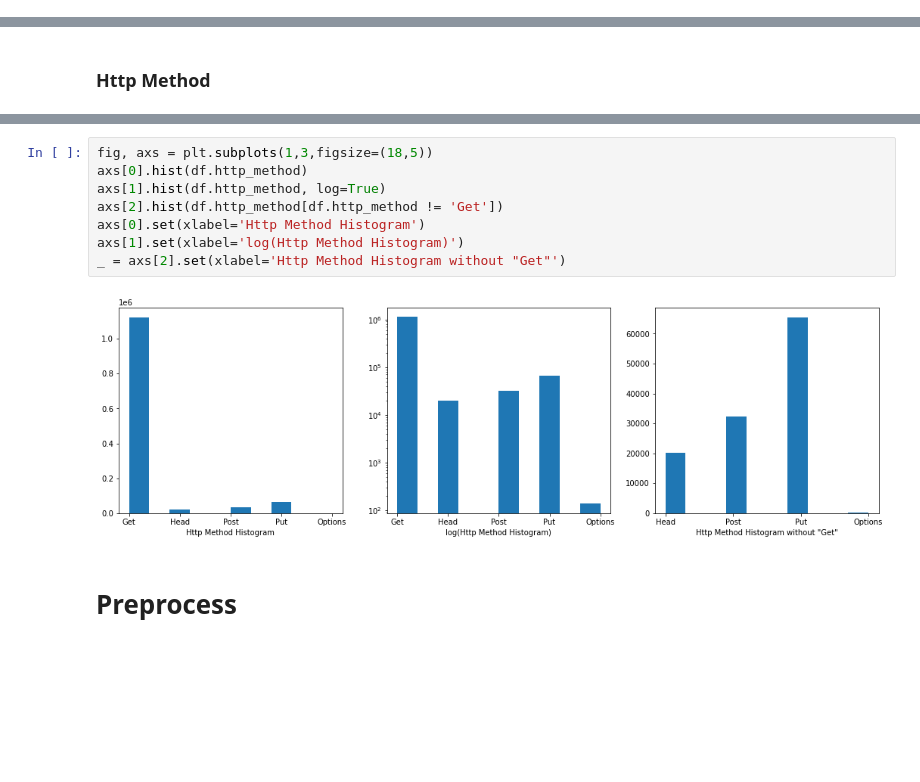
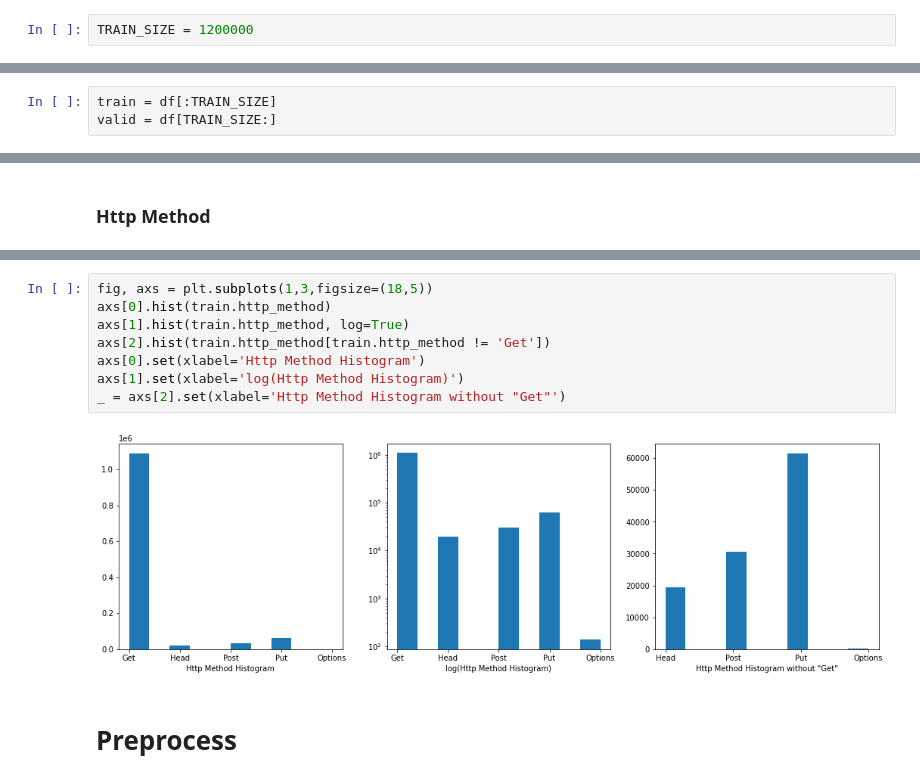
Before and after one commit to arman-aminian/network-anomaly-detection, a Jupyter notebook: Network Anomaly Detection.ipynb, the cells around one changed output, grey strips where cells are left out. Cells and saved outputs as stored; diff of their text form; blank space fills up the shorter version.

Commit message:
train test split

```diff
--- a/Network Anomaly Detection.ipynb
+++ b/Network Anomaly Detection.ipynb
@@ -1,3 +3,5 @@
+# %%
+TRAIN_SIZE = 1200000
 # %% [markdown]
 # Packages
 # %%
@@ -17,3 +21,6 @@ from sklearn.preprocessing import MinMaxScaler
 # Dataset
 # %%
 df = pd.read_json('../result.json')
+# %%
+train = df[:TRAIN_SIZE]
+valid = df[TRAIN_SIZE:]
@@ -209,14 +225,14 @@ _ = axs[1].set(xlabel='Http Method Pie Plot without "Get"')
 [figure]
 # %%
 fig, axs = plt.subplots(1,3,figsize=(18,5))
-axs[0].hist(df.http_method)
-axs[1].hist(df.http_method, log=True)
-axs[2].hist(df.http_method[df.http_method != 'Get'])
+axs[0].hist(train.http_method)
+axs[1].hist(train.http_method, log=True)
+axs[2].hist(train.http_method[train.http_method != 'Get'])
 axs[0].set(xlabel='Http Method Histogram')
 axs[1].set(xlabel='log(Http Method Histogram)')
 _ = axs[2].set(xlabel='Http Method Histogram without "Get"')
 # %% [output]
-[figure, old version]
+[figure, new version]
 # %% [markdown]
 # Preprocess
 # %%
```
Also changed, not shown: parts of 19 cells of this notebook.
